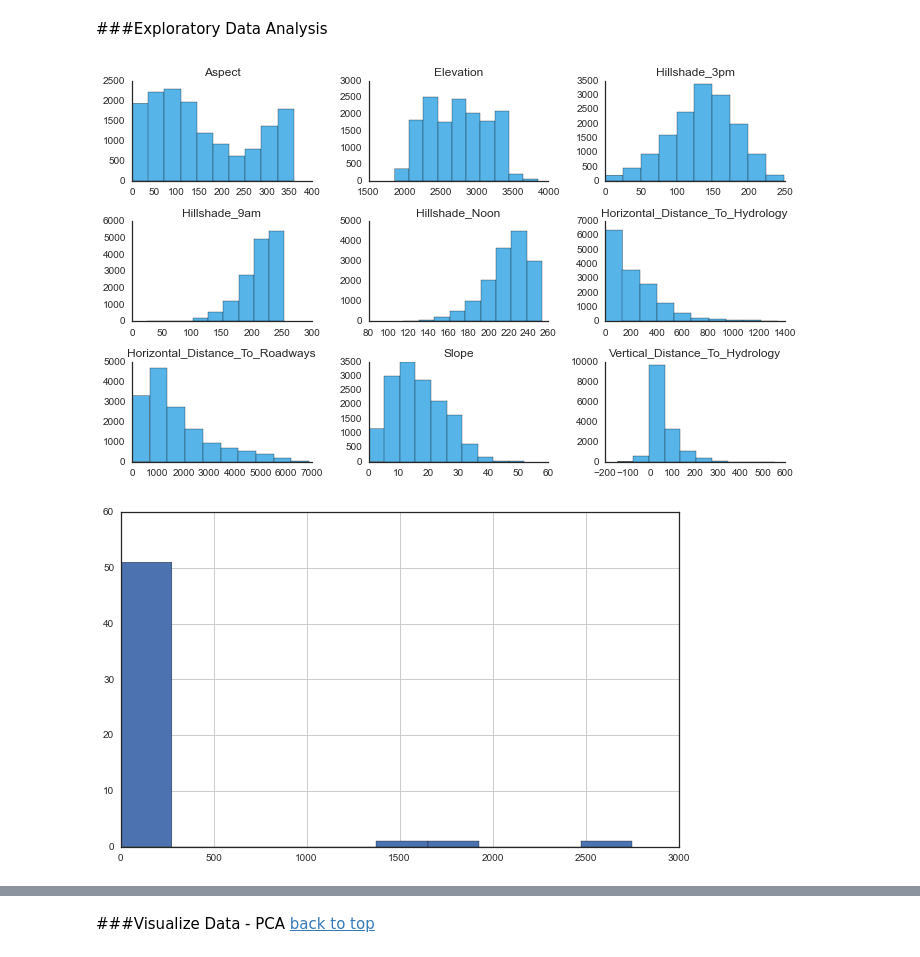
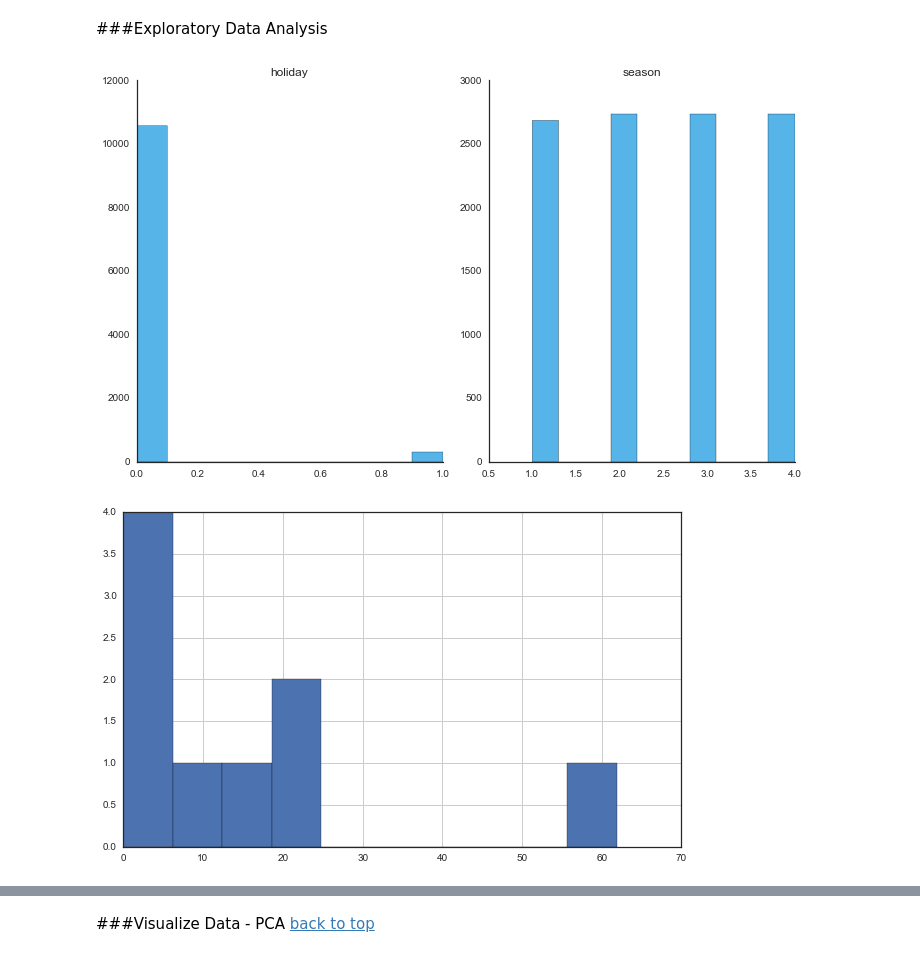
Before and after one commit to jthang/KaggleLab, a Jupyter notebook: bike_sharing/rf.ipynb, the cells around one changed output, grey strips where cells are left out. Saved outputs shown, nothing was run; the diff lists cells and outputs as text; code cells hidden in the pictures.

```diff
--- a/bike_sharing/rf.ipynb
+++ b/bike_sharing/rf.ipynb
@@ -34,6 +48,9 @@ warnings.simplefilter('ignore', DeprecationWarning)
 ###Load Data
 [back to top](#contents)
 # %%
-df_train = pd.read_csv("../forest_cover/data/train.csv")
-df_pred = pd.read_csv("../forest_cover/data/test.csv")
+df_train = pd.read_csv("../bike_sharing/data/train.csv")
+df_pred = pd.read_csv("../bike_sharing/data/test.csv")
+# %%
+df_train['datetime'] = pd.to_datetime(df_train['datetime'])
+df_pred['datetime'] = pd.to_datetime(df_pred['datetime'])
 # %%
@@ -58,0 +105,4 @@ Length: 56, dtype: int64
+# %%
+df_train['hour'] = pd.DatetimeIndex(df_train.datetime).hour
+df_pred['hour'] = pd.DatetimeIndex(df_pred.datetime).hour
+df_train.head(2)
@@ -59,6 +113,6 @@ Length: 56, dtype: int64
 # %%
-features = [col for col in df_train.columns if col not in ['Cover_Type', 'Id']]
-target = 'Cover_Type'
+features = [col for col in df_train.columns if col not in ['datetime', 'casual', 'registered', 'count']]
+target = 'count'
 
 df_features = df_train[features]
 df_pred_features = df_pred[features]
@@ -83,15 +135,15 @@ X_train.shape, y_train.shape, X_test.shape, y_test.shape
 # %% [markdown]
 ###Exploratory Data Analysis
 # %%
-df_features.hist(column=features[:9], grid=False, color=colors[6])
+df_features.hist(column=features[:2], grid=False, color=colors[6])
 plt.tight_layout()
 sns.despine();
 # %% [output]
-[figure, old version]
+[figure, new version]
 # %%
 df_features.describe().ix['mean'].hist();
 # %% [output]
-[figure, old version]
+[figure, new version]
 # %%
 df_features.describe().ix['min'].hist();
 # %% [output]
```
Also changed, not shown: parts of 33 cells of this notebook.
